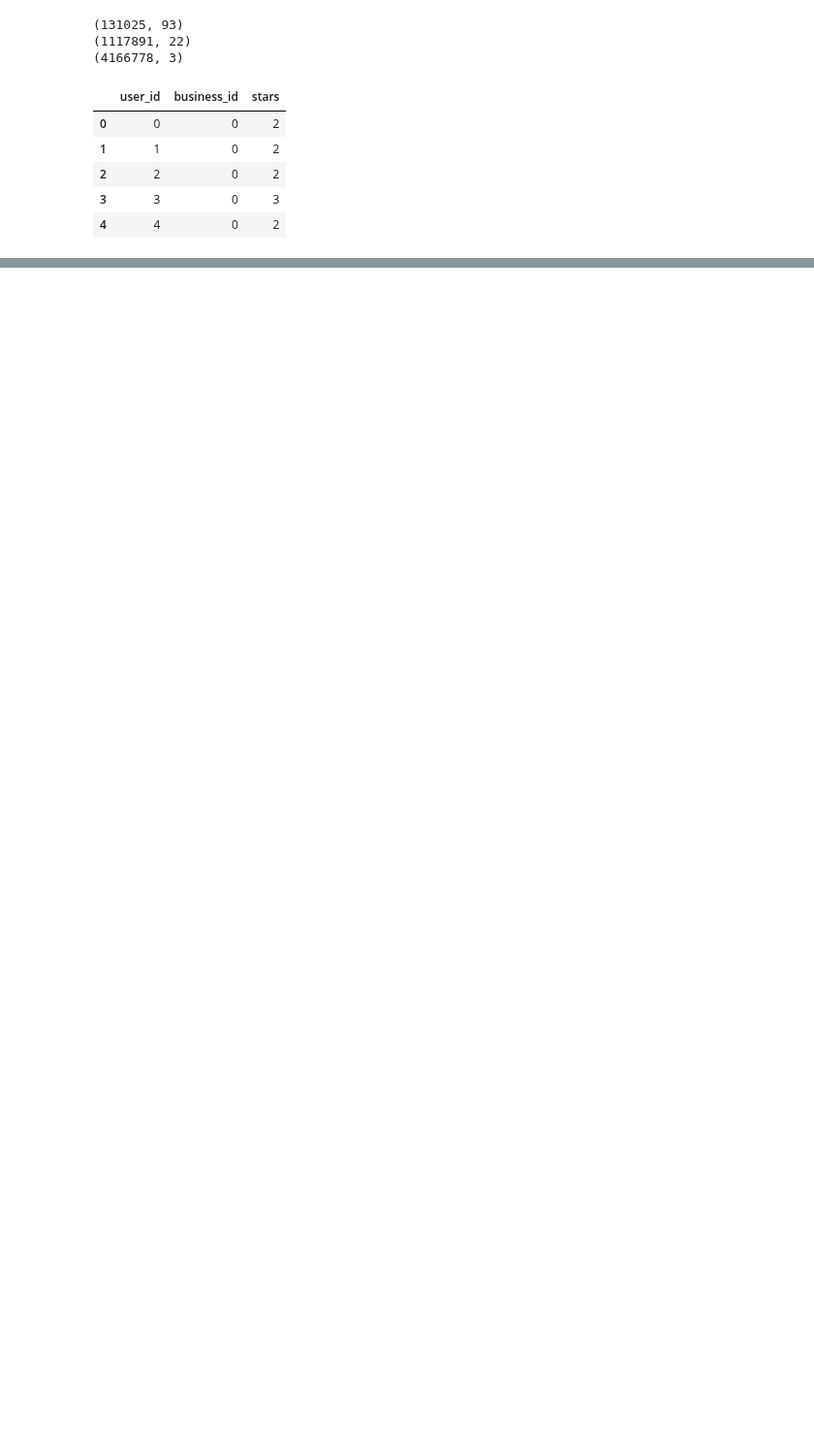
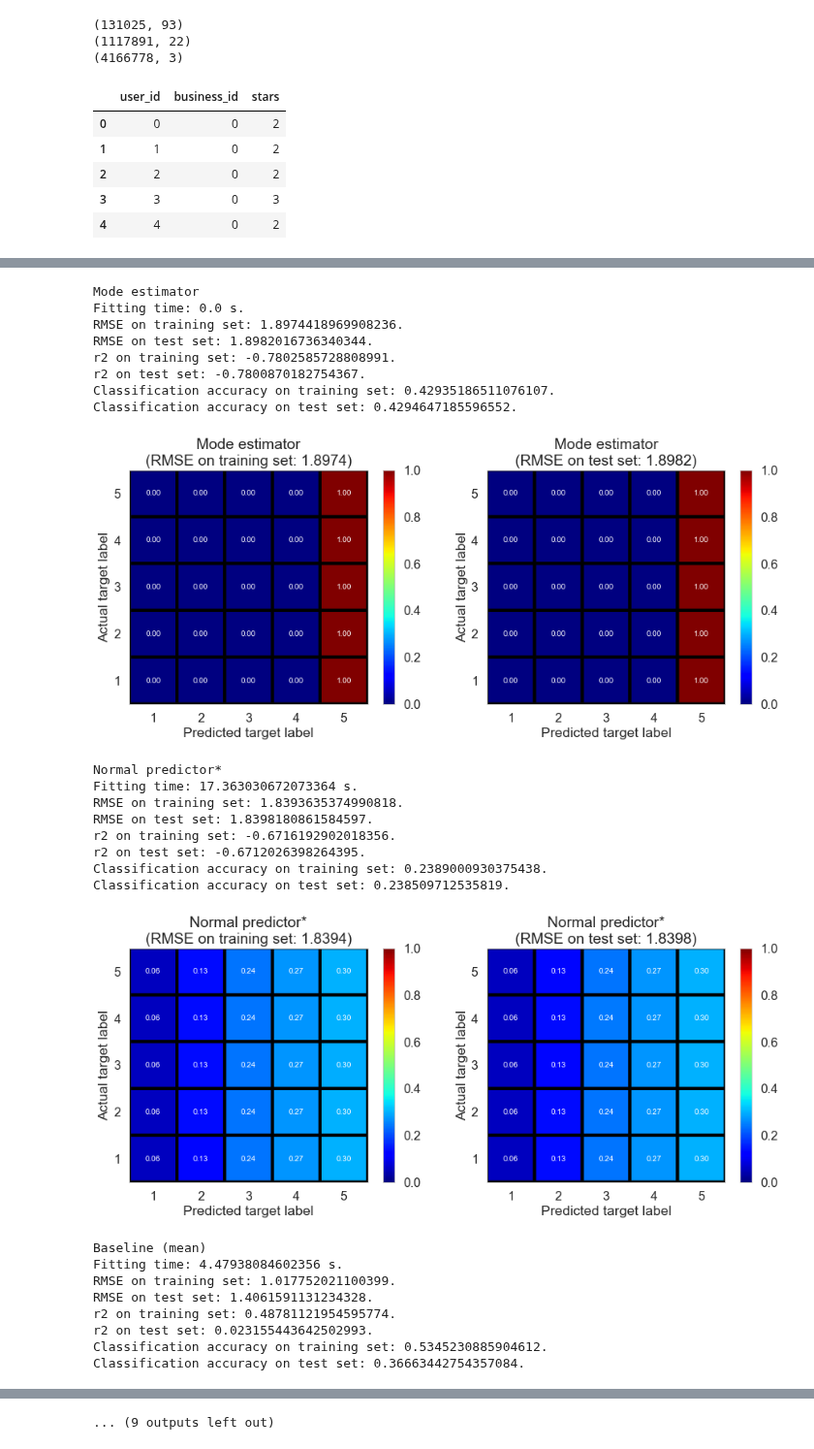
Before and after one commit to xuwd11/Recommender_Systems, a Jupyter notebook: 04_collaborative_filtering_result_Full.ipynb, the cells around one changed output, grey strips where cells are left out. Shown at 97% size. Drawn from its saved outputs; the diff is of its cells as text; code cells hidden in the pictures; blank space fills up the shorter version.

Commit message:
updated results

```diff
--- a/04_collaborative_filtering_result_Full.ipynb
+++ b/04_collaborative_filtering_result_Full.ipynb
@@ -84,12 +84,18 @@ model_names = ['Mode estimator', 'Normal predictor*', 'Baseline (mean)', 'Baseli
               'SVD-ALS1', 'SVD-ALS2', 'SVD-SGD*', 'SVD++-SGD*', 'NMF-SGD*', 'Slope one*', 'Co-clustering*']
 test = [True, True, True, True, \
        True, False, False, False, \
-       True, True, True, True, True, True, True]
+       True, True, True, True, True, False, False]
 fignames = [fig_dir + str(i) + 'cm.png' for i in range(len(models))]
+datanames = [data_dir + 'results/' + str(i) + '.pkl' for i in range(len(models))]
+is_successful = deepcopy(test)
+
+IO(data_dir + 'results/models.pkl').to_pickle(models)
+IO(data_dir + 'results/model_names.pkl').to_pickle(model_names)
+IO(data_dir + 'results/fignames.pkl').to_pickle(fignames)
+IO(data_dir + 'results/datanames.pkl').to_pickle(datanames)
 # %%
 %%time
 
-estimators = []
 is_successful = []
 
 for i, model in enumerate(models):
@@ -97,13 +103,18 @@ for i, model in enumerate(models):
         print(model_names[i] + '...')
         if not test[i]:
             print('Estimator not tested')
-            estimators.append(model)
             is_successful.append(False)
             print()
             continue
         model.fit(X_train, y_train)
-        estimators.append(model)
         print(model_names[i] + ' successful.')
+        try:
+            IO(datanames[i]).to_pickle(model)
+            print('Saving to pickle successful.')
+        except:
+            traceback.print_exc()
+            print('Saving to pickle failed.')
+        del model
         is_successful.append(True)
         print()
     except:
@@ -112,13 +123,6 @@ for i, model in enumerate(models):
         is_successful.append(False)
         print()
 
-try:
-    IO(data_dir + 'results/estimators.pkl').to_pickle(estimators)
-    print('Saving to pickle successful.')
-except:
-    traceback.print_exc()
-    print('Saving to pickle failed')
-
 IO(data_dir + 'results/is_successful.pkl').to_pickle(is_successful)
 # %% [output]
 Mode estimator...
@@ -141,12 +145,41 @@ Co-clustering* successful.
 # %%
 %%time
 
-estimators = IO(data_dir + 'results/estimators.pkl').read_pickle()
 is_successful = IO(data_dir + 'results/is_successful.pkl').read_pickle()
+datanames = IO(data_dir + 'results/datanames.pkl').read_pickle()
+model_names = IO(data_dir + 'results/model_names.pkl').read_pickle()
+fignames = IO(data_dir + 'results/fignames.pkl').read_pickle()
 
-for i in range(len(estimators)):
+for i in range(len(is_successful)):
     if is_successful[i]:
-        print_results(estimators[i], model_names[i], X_train=X_train, y_train=y_train, X_test=X_test, y_test=y_test, \
-                      figname=fignames[i])
-
-del estimators
+        model = IO(datanames[i]).read_pickle()
+        print_results(model, model_names[i], X_train=X_train, y_train=y_train, X_test=X_test, y_test=y_test, \
+                     figname=fignames[i])
+        del model
+# %% [output]
+Mode estimator
+Fitting time: 0.0 s.
+RMSE on training set: 1.8974418969908236.
+RMSE on test set: 1.8982016736340344.
+r2 on training set: -0.7802585728808991.
+r2 on test set: -0.7800870182754367.
+Classification accuracy on training set: 0.42935186511076107.
+Classification accuracy on test set: 0.4294647185596552.
+[figure, added]
+Normal predictor*
+Fitting time: 17.363030672073364 s.
+RMSE on training set: 1.8393635374990818.
+RMSE on test set: 1.8398180861584597.
+r2 on training set: -0.6716192902018356.
+r2 on test set: -0.6712026398264395.
+Classification accuracy on training set: 0.2389000930375438.
+Classification accuracy on test set: 0.238509712535819.
+[figure, added]
+Baseline (mean)
+Fitting time: 4.47938084602356 s.
+RMSE on training set: 1.017752021100399.
+RMSE on test set: 1.4061591131234328.
+r2 on training set: 0.48781121954595774.
+r2 on test set: 0.023155443642502993.
+Classification accuracy on training set: 0.5345230885904612.
+Classification accuracy on test set: 0.36663442754357084.
@@ -152,0 +214 @@ del estimators
+... (9 outputs left out)
```
Also changed, not shown: parts of 3 cells of this notebook, 25 other files.
